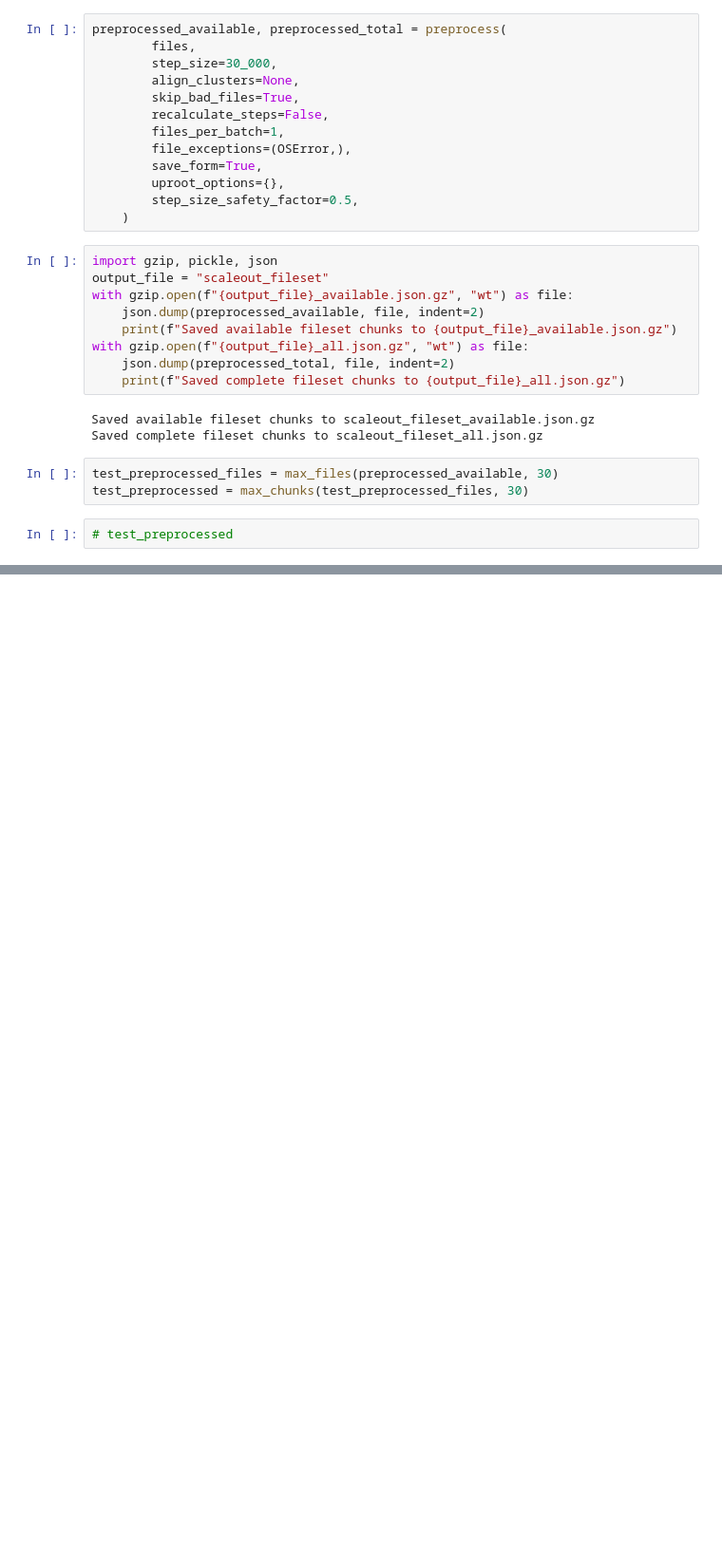
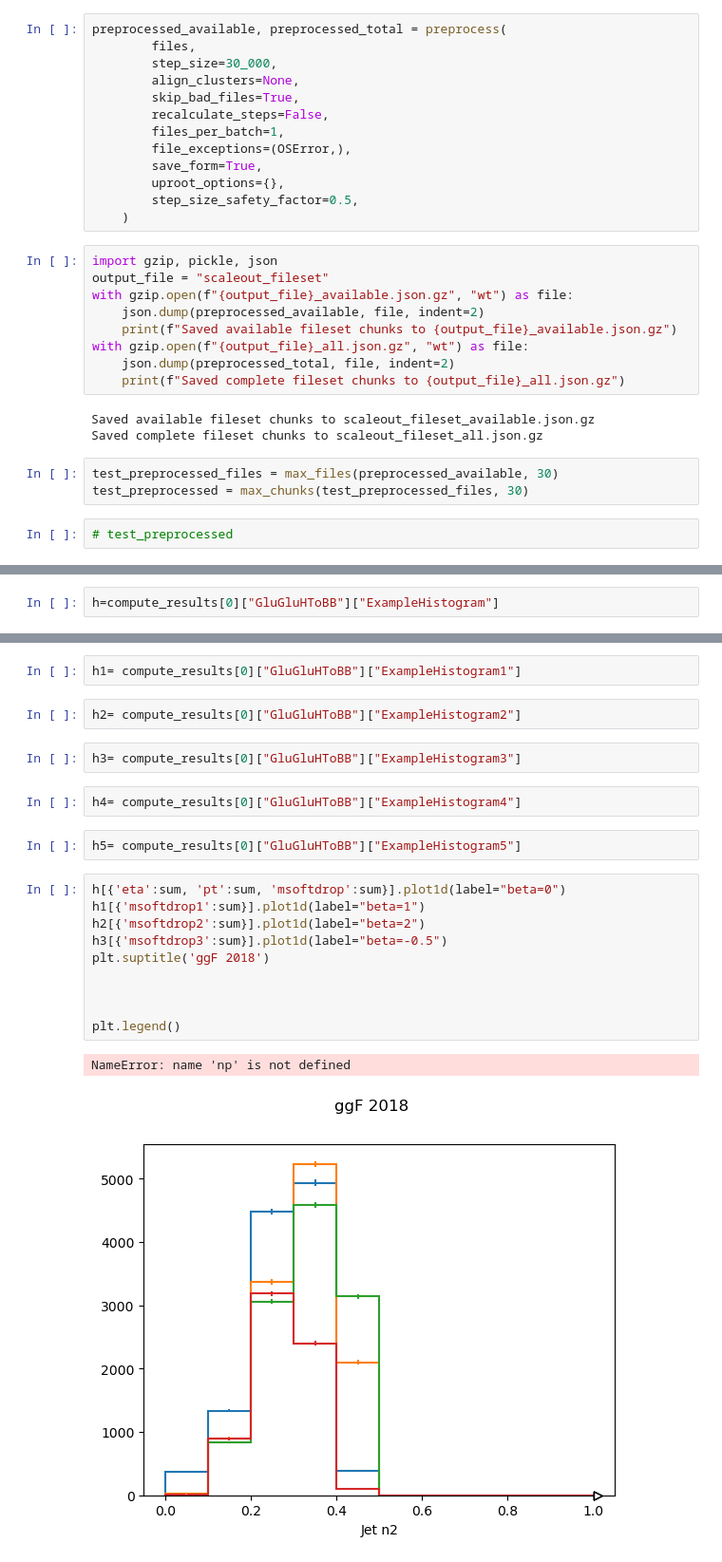
Before and after one commit to nyabando116/USCMS-PURSUE, a Jupyter notebook: data-mc/ggFrun.ipynb, the cells around one changed output, grey strips where cells are left out. Shown at 95% size. Drawn from its saved outputs; the diff is of its cells as text; blank space fills up the shorter version.

```diff
--- a/data-mc/ggFrun.ipynb
+++ b/data-mc/ggFrun.ipynb
@@ -150,0 +235,2 @@ NameError: name 'result_compute' is not defined
+# %%
+h=compute_results[0]["GluGluHToBB"]["ExampleHistogram"]
@@ -150,0 +250,23 @@ NameError: name 'result_compute' is not defined
+# %%
+h1= compute_results[0]["GluGluHToBB"]["ExampleHistogram1"]
+# %%
+h2= compute_results[0]["GluGluHToBB"]["ExampleHistogram2"]
+# %%
+h3= compute_results[0]["GluGluHToBB"]["ExampleHistogram3"]
+# %%
+h4= compute_results[0]["GluGluHToBB"]["ExampleHistogram4"]
+# %%
+h5= compute_results[0]["GluGluHToBB"]["ExampleHistogram5"]
+# %%
+h[{'eta':sum, 'pt':sum, 'msoftdrop':sum}].plot1d(label="beta=0")
+h1[{'msoftdrop1':sum}].plot1d(label="beta=1")
+h2[{'msoftdrop2':sum}].plot1d(label="beta=2")
+h3[{'msoftdrop3':sum}].plot1d(label="beta=-0.5")
+plt.suptitle('ggF 2018')
+
+
+
+plt.legend()
+# %% [output]
+NameError: name 'np' is not defined
+[figure, added]
```
Also changed, not shown: parts of 26 cells of this notebook, 10 other files.
